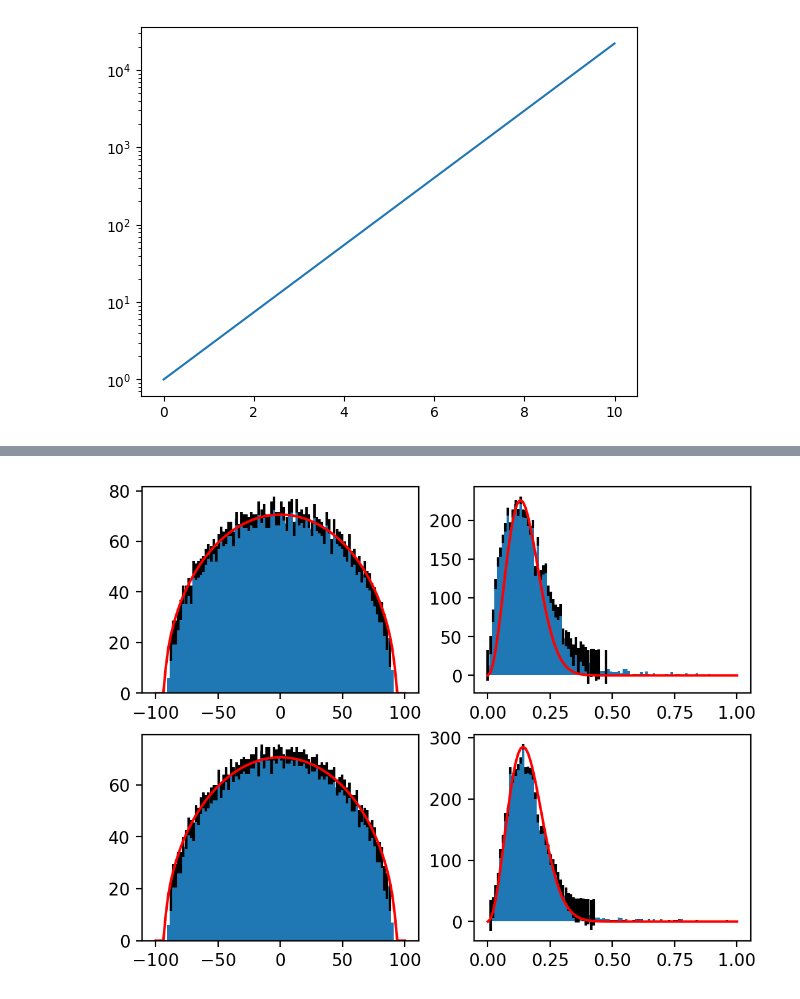
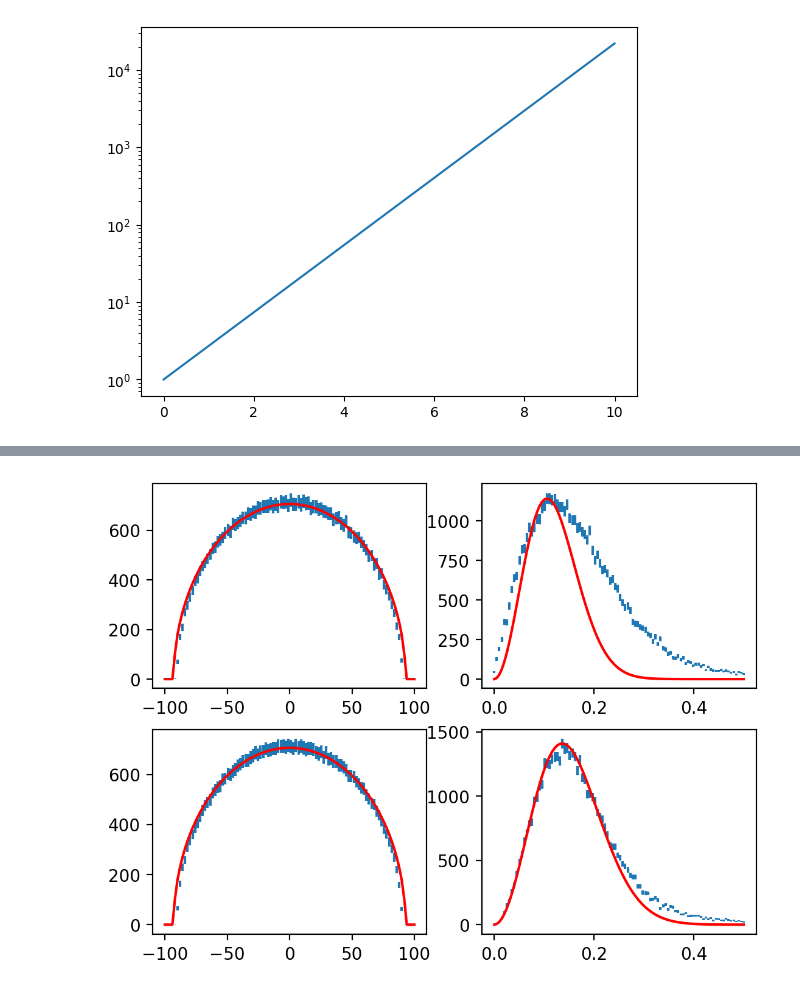
Before and after one commit to pinbraerts/vychmaty, a Jupyter notebook: block1.ipynb, the cells around one changed output, grey strips where cells are left out. Drawn from its saved outputs; the diff is of its cells as text; code cells hidden in the pictures.

```diff
--- a/block1.ipynb
+++ b/block1.ipynb
@@ -1156,6 +1166,8 @@ plt.yscale('log')
 # %%
 import matplotlib.pyplot as plt
 import numpy as np
+from pylandau import landau
+from scipy.optimize import curve_fit
 
 def eigenvalues(x):
   return np.linalg.eig(x)[0]
@@ -1178,7 +1190,7 @@ def experiment(N, generator, function, ax=plt, M=1, rng=None):
   if rng is None:
     rng = np.random.default_rng()
   bins = int(np.sqrt(10 * N))
-  rang = (-bins, bins) if function == eigenvalues else (0, 1)
+  rang = (-bins, bins) if function == eigenvalues else (0, 0.5)
   hist = np.zeros(bins)
   for _ in range(M):
     x = generator(rng, N)
@@ -1187,22 +1199,21 @@ def experiment(N, generator, function, ax=plt, M=1, rng=None):
       x = np.real(x)
     hist += np.histogram(x, bins=bins, range=rang)[0]
   x = np.linspace(rang[0], rang[1], bins)
-  s = np.std(hist)
-  a = np.abs(hist)
-  yerr = np.sqrt(a)
-  yerr[a < 10] = 100000
-  yerr = s / yerr
-  ax.bar(x, hist, yerr=yerr, width=x[1] - x[0])
+  yerr = np.sqrt(hist)
+  ax.errorbar(x, hist, yerr=yerr, linestyle='none', marker=',')
   x2 = x * x
   if function == eigenvalues:
     a, b = np.polyfit(x2, hist * hist, deg=1)
     y = b + x2 * a
     y[y < 0] = 0
     y = np.sqrt(y) # half ellips
-    ax.plot(x, y, color='red')
-  else:
+  elif generator == symmetric:
     i = np.argmax(hist)
     b = 1 / x[i] / x[i]
     B = hist[i] * np.e * b
     y = B * x2 * np.exp(-b * x2) # maxwell
-    ax.plot(x, y, color='red')
+  else:
+    i = np.argmax(hist)
+    pars = (x[i], 0.1, hist[i])
+    pars, *_ = curve_fit(bw, landau, hist, pars) # landau
+  ax.plot(x, y, color='red')
@@ -1209,9 +1241,9 @@ def experiment(N, generator, function, ax=plt, M=1, rng=None):
 # %%
 fig, axs = plt.subplots(2, 2, dpi=200)
 N = 1000
-experiment(N, symmetric, eigenvalues, ax=axs[0][0], M=5)
-experiment(N, symmetric, differences, ax=axs[0][1], M=5)
-experiment(N, hermitian, eigenvalues, ax=axs[1][0], M=5)
-experiment(N, hermitian, differences, ax=axs[1][1], M=5)
+experiment(N, symmetric, eigenvalues, ax=axs[0][0], M=50)
+experiment(N, symmetric, differences, ax=axs[0][1], M=50)
+experiment(N, hermitian, eigenvalues, ax=axs[1][0], M=50)
+experiment(N, hermitian, differences, ax=axs[1][1], M=50)
 # %% [output]
-[figure, old version]
+[figure, new version]
```
Also changed, not shown: parts of 2 cells of this notebook.
